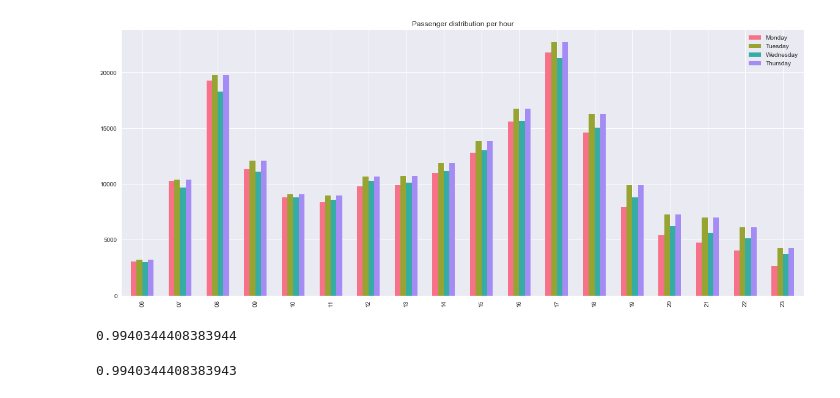
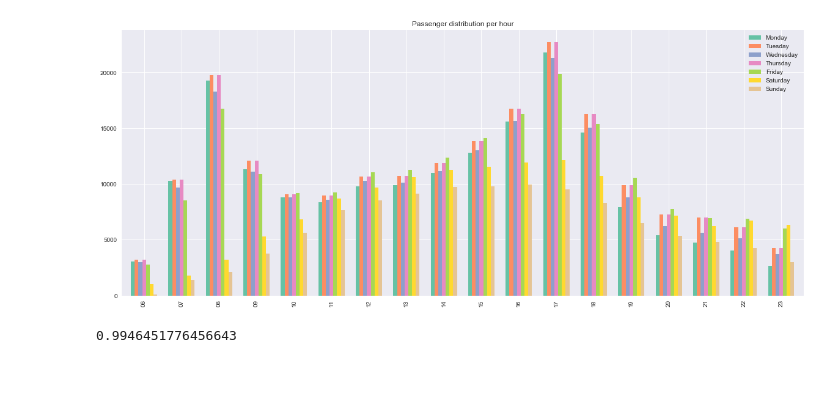
Before and after one commit to SophieEnsing/Thesis, a Jupyter notebook: Code/Data distribution analysis.ipynb, the cells around one changed output. Drawn from its saved outputs; the diff is of its cells as text; code cells hidden in the pictures.

Commit message:
Add data distribution

```diff
--- a/Code/Data distribution analysis.ipynb
+++ b/Code/Data distribution analysis.ipynb
@@ -86,15 +86,18 @@ dfzo = dfzo[dfzo['index'] >= '06']
 # %%
 index = dfma['index'].tolist()
 
 df = pd.DataFrame({'Monday': dfma[0].tolist(),
                   'Tuesday': dfdo[0].tolist(),
                   'Wednesday': dfwo[0].tolist(),
-                  'Thursday': dfdo[0].tolist()}, index=index)
+                  'Thursday': dfdo[0].tolist(),
+                  'Friday': dfvr[0].tolist(),
+                  'Saturday': dfza[0].tolist(),
+                  'Sunday': dfzo[0].tolist()}, index=index)
 
-plot = df.plot.bar(figsize = [20,8], colors = sn.color_palette("husl", 4), width = 0.6, title = 'Passenger distribution per hour')
+plot = df.plot.bar(figsize = [20,8], colors = sn.color_palette("Set2", 7), width = 0.7, title = 'Passenger distribution per hour')
 plot.figure.savefig("distribution.png")
 # %% [output]
-[figure, old version]
+[figure, new version]
 # %%
 def cossim(vec1,vec2):
         sum11, sum12, sum22 = 0, 0, 0
@@ -124,7 +129,6 @@ def cosine_similarity(filename1, filename2):
 
     return cossim(df1[0].tolist(), df2[0].tolist())
 # %%
-cosine_similarity('../Data/dicts/o_za.json', '../Data/dicts/o_zo.json')
+cosine_similarity('../Data/dicts/d_za.json', '../Data/dicts/d_zo.json')
 # %% [output]
-0.9940344408383944
+0.9946451776456643
-0.9940344408383943
```
Also changed, not shown: parts of 2 cells of this notebook, 1 other file.
